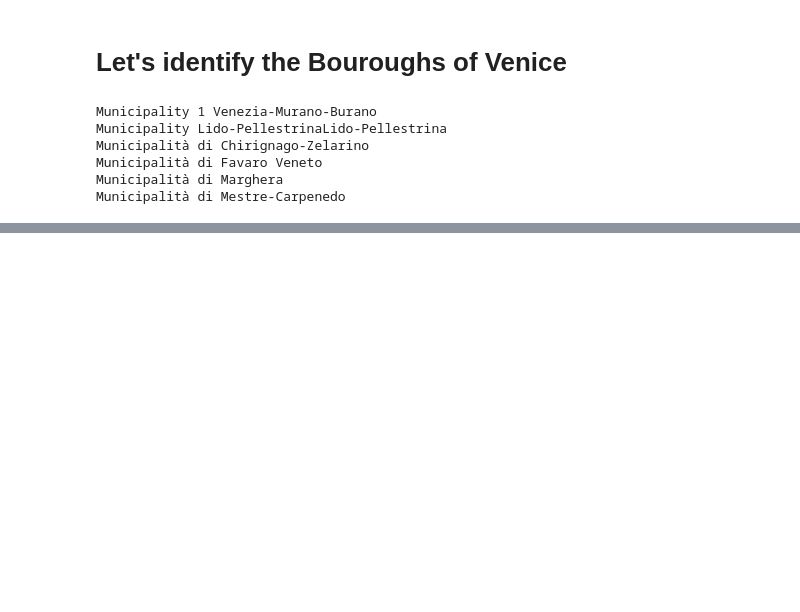
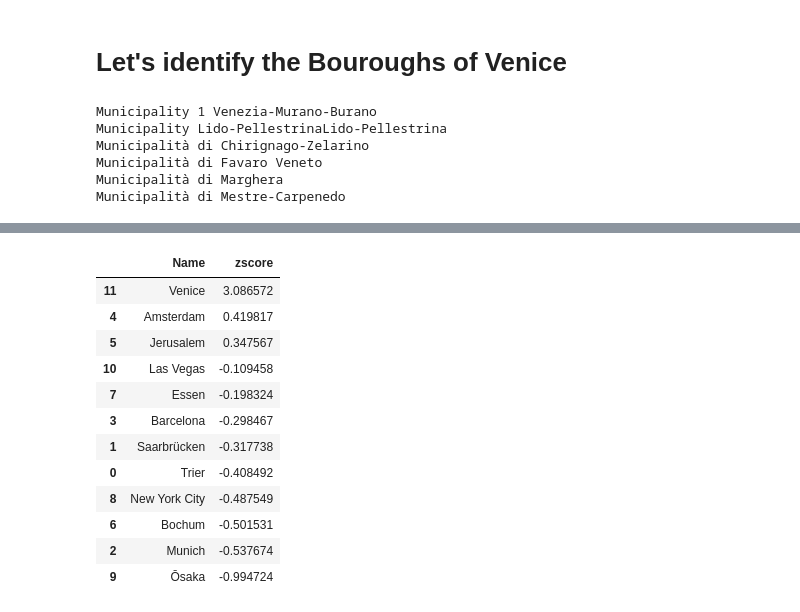
Before and after one commit to schmiddim/Coursera_Capstone, a Jupyter notebook: week5/1-venice.ipynb, the cells around one changed output, grey strips where cells are left out. Drawn from its saved outputs; the diff is of its cells as text; code cells hidden in the pictures; blank space fills up the shorter version.

```diff
--- a/week5/1-venice.ipynb
+++ b/week5/1-venice.ipynb
@@ -212,0 +582,28 @@ map
+# %%
+
+
+def calculate_relation(row):
+    row['score'] = row['touristic']/  row['non_touristic']
+    return row
+
+df_cities = df_cities.apply(lambda x : calculate_relation(x), axis=1)
+
+
+
+df_cities["zscore"] = (df_cities["score"] - df_cities['score'].mean())/df_cities['score'].std(ddof=0)
+df = df_cities[["Name", "zscore"]]
+df.sort_values(by=['zscore'], ascending=False)
+# %% [output]
+|  | Name | zscore |
+| 11 | Venice | 3.086572 |
+| 4 | Amsterdam | 0.419817 |
+| 5 | Jerusalem | 0.347567 |
+| 10 | Las Vegas | -0.109458 |
+| 7 | Essen | -0.198324 |
+| 3 | Barcelona | -0.298467 |
+| 1 | Saarbrücken | -0.317738 |
+| 0 | Trier | -0.408492 |
+| 8 | New York City | -0.487549 |
+| 6 | Bochum | -0.501531 |
+| 2 | Munich | -0.537674 |
+| 9 | Ōsaka | -0.994724 |
```
Also changed, not shown: parts of 15 cells of this notebook, 6 other files.
